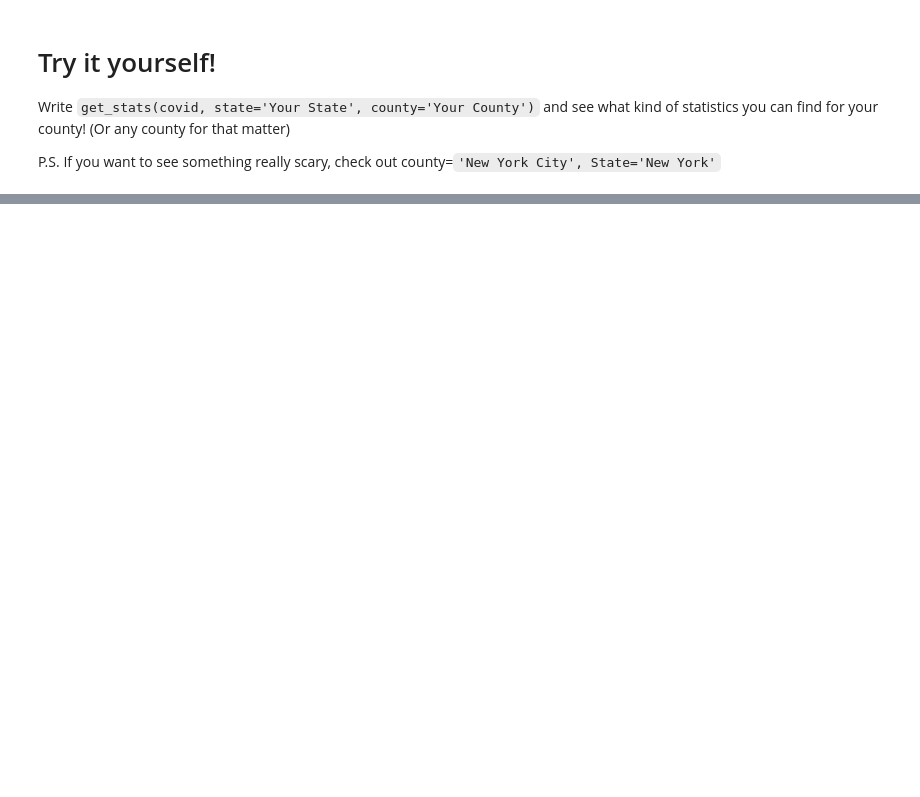
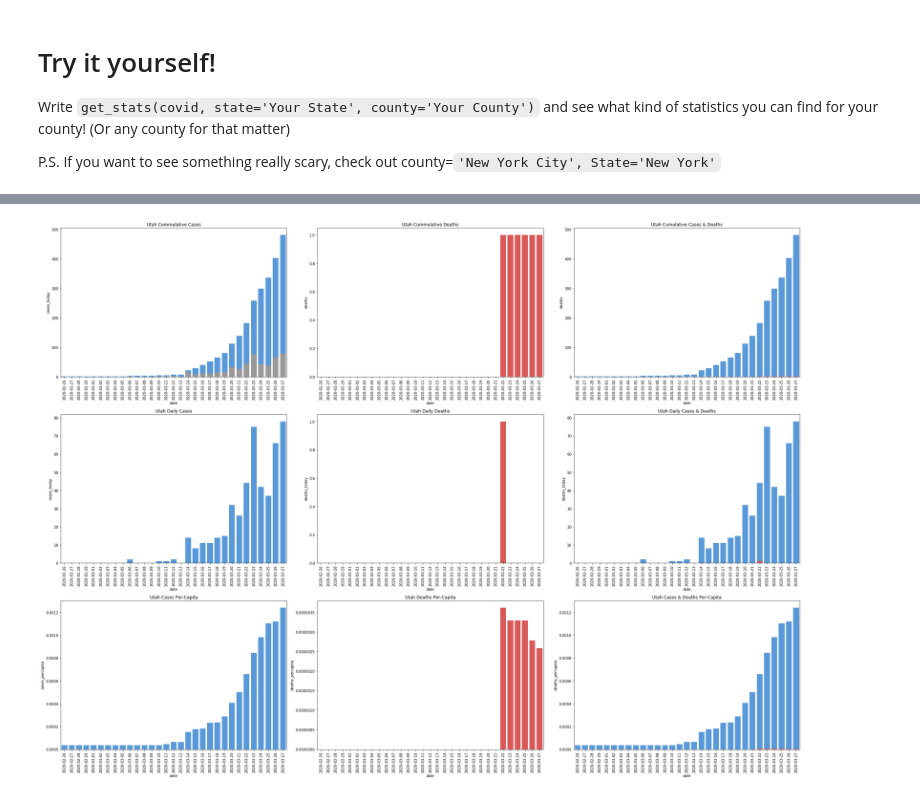
Before and after one commit to cobyoram/Coronavirus_US, a Jupyter notebook: coronavirus_exploration_US.ipynb, the cells around one changed output, grey strips where cells are left out. Saved outputs shown, nothing was run; the diff lists cells and outputs as text; code cells hidden in the pictures; blank space fills up the shorter version.

```diff
--- a/coronavirus_exploration_US.ipynb
+++ b/coronavirus_exploration_US.ipynb
@@ -203,0 +216,4 @@ get_stats(covid, state='', county='')
+# %%
+get_stats(covid, state='Utah')
+# %% [output]
+[figure, added]
```
Also changed, not shown: parts of 6 cells of this notebook.
